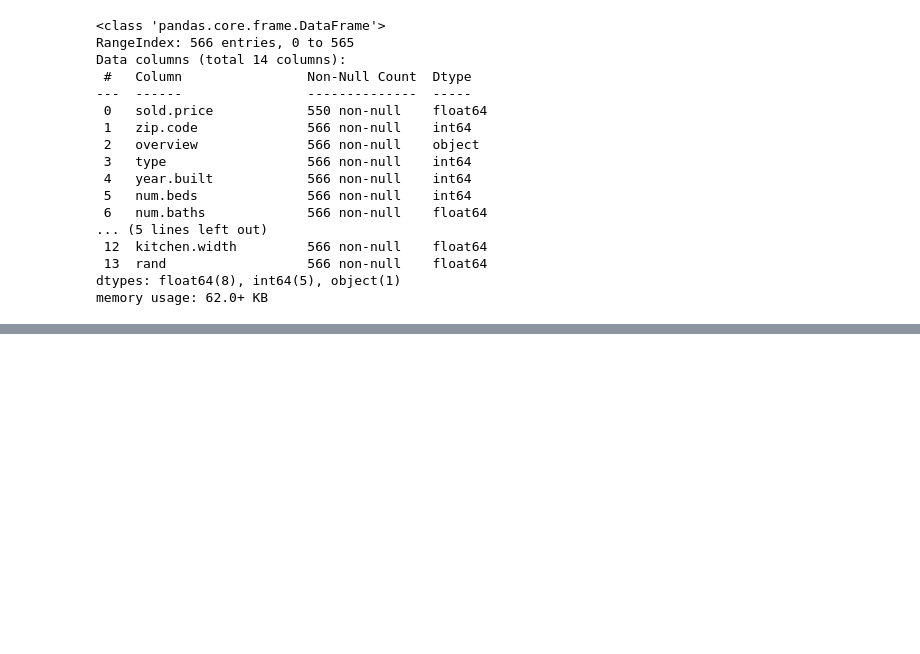
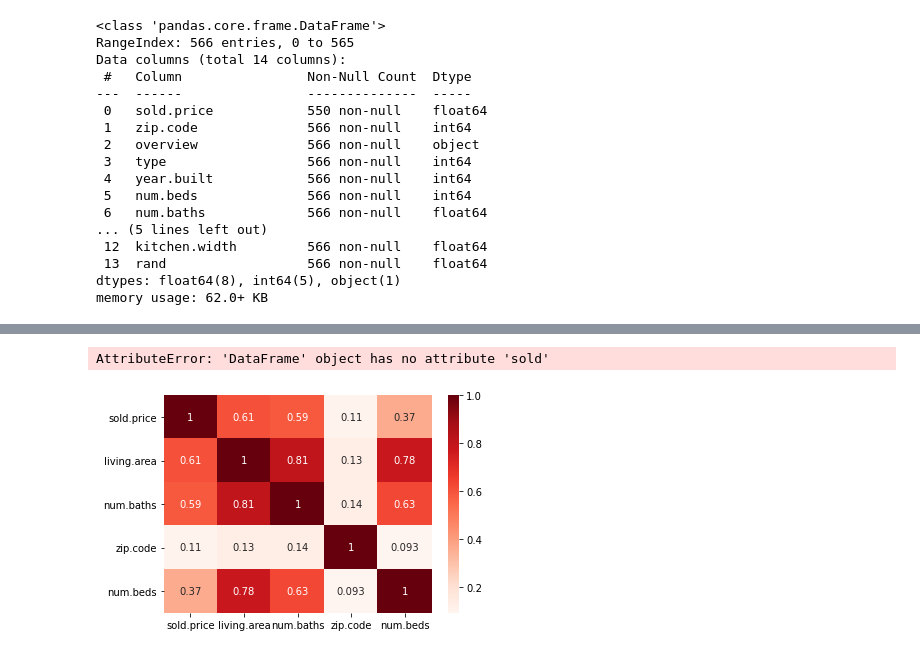
Before and after one commit to HannibalHerforth/techlabs-elective, a Jupyter notebook: Techlabs working station.ipynb, the cells around one changed output, grey strips where cells are left out. Cells and saved outputs as stored; diff of their text form; code cells hidden in the pictures; blank space fills up the shorter version.

```diff
--- a/Techlabs working station.ipynb
+++ b/Techlabs working station.ipynb
@@ -126,0 +142,10 @@ memory usage: 62.0+ KB
+# %%
+df.sold.price.value_counts(normalize=True).plot.barh()
+plt.show()
+# %% [output]
+AttributeError: 'DataFrame' object has no attribute 'sold'
+# %%
+sns.heatmap(df[['sold.price','living.area','num.baths', 'zip.code', 'num.beds']].corr(), annot=True, cmap = 'Reds')
+plt.show()
+# %% [output]
+[figure, added]
```
Also changed, not shown: parts of 9 cells of this notebook.
